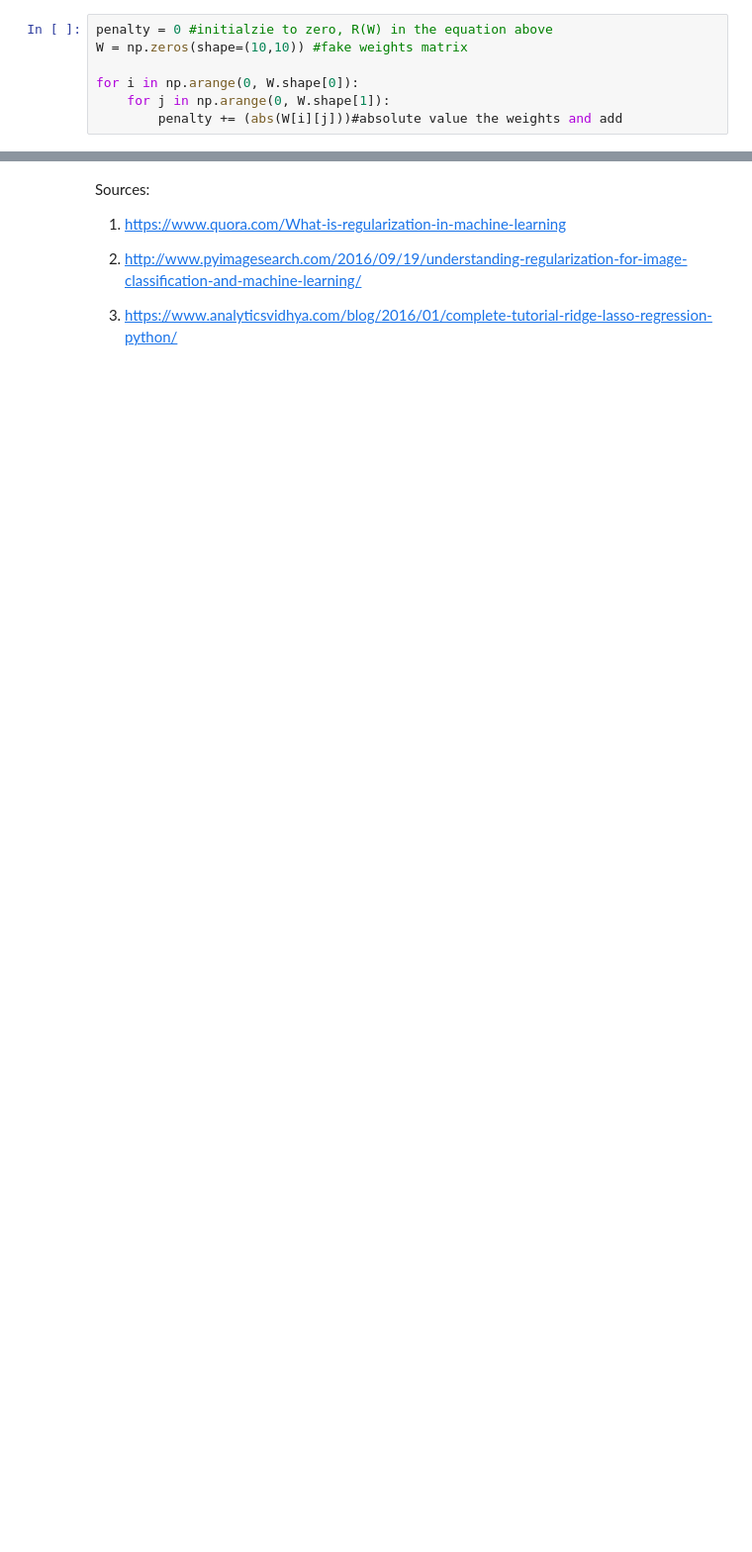
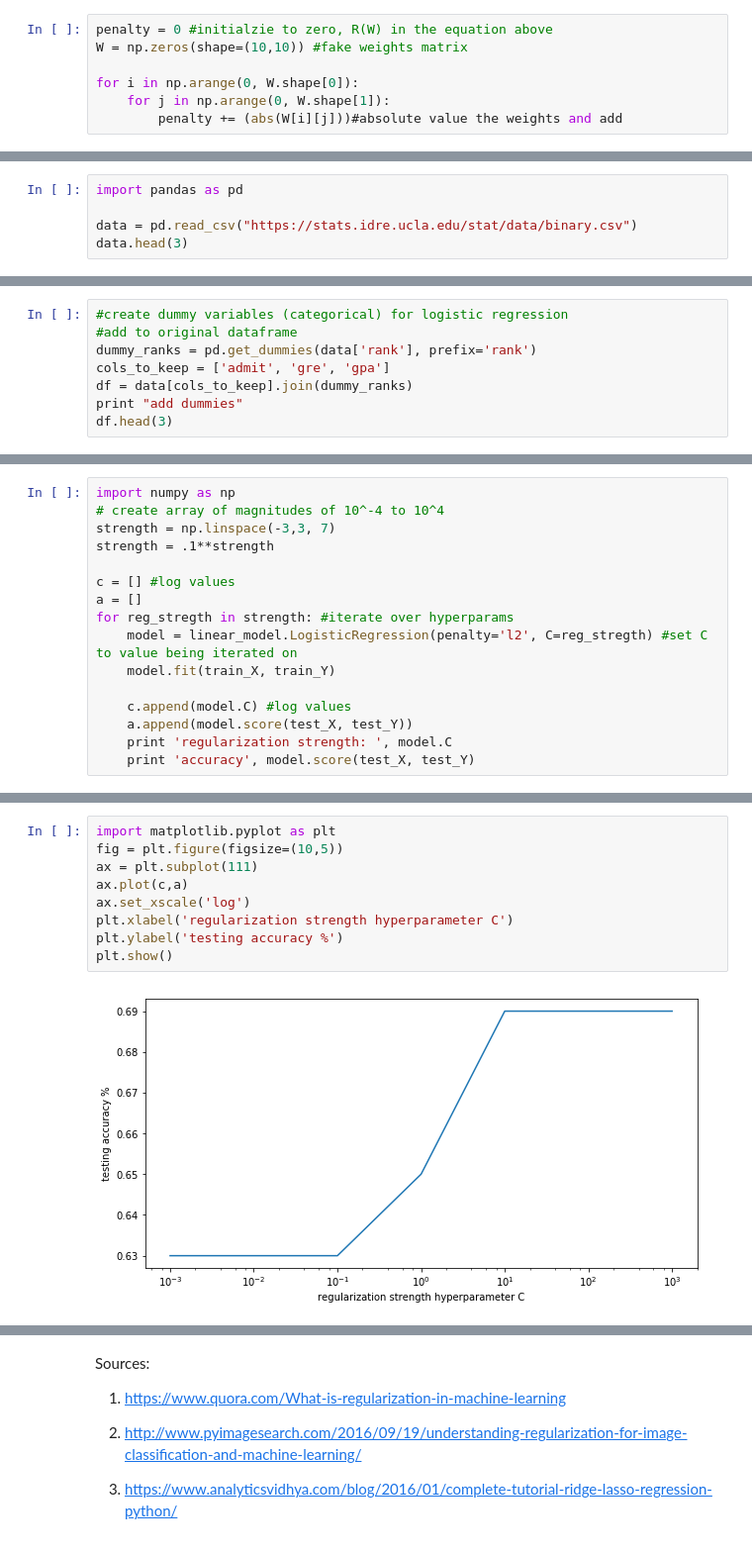
Before and after one commit to momonala/programming-notes, a Jupyter notebook: Regularization.ipynb, the cells around one changed output, grey strips where cells are left out. Shown at 99% size. Cells and saved outputs as stored; diff of their text form; blank space fills up the shorter version.

```diff
--- a/Regularization.ipynb
+++ b/Regularization.ipynb
@@ -132,0 +131,5 @@ In practice, regularization has the following work flow:
+# %%
+import pandas as pd
+
+data = pd.read_csv("https://stats.idre.ucla.edu/stat/data/binary.csv")
+data.head(3)
@@ -132,0 +141,8 @@ In practice, regularization has the following work flow:
+# %%
+#create dummy variables (categorical) for logistic regression
+#add to original dataframe
+dummy_ranks = pd.get_dummies(data['rank'], prefix='rank')
+cols_to_keep = ['admit', 'gre', 'gpa']
+df = data[cols_to_keep].join(dummy_ranks)
+print "add dummies"
+df.head(3)
@@ -132,0 +196,16 @@ In practice, regularization has the following work flow:
+# %%
+import numpy as np
+# create array of magnitudes of 10^-4 to 10^4
+strength = np.linspace(-3,3, 7)
+strength = .1**strength
+
+c = [] #log values
+a = []
+for reg_stregth in strength: #iterate over hyperparams
+    model = linear_model.LogisticRegression(penalty='l2', C=reg_stregth) #set C to value being iterated on
+    model.fit(train_X, train_Y)
+
+    c.append(model.C) #log values
+    a.append(model.score(test_X, test_Y))
+    print 'regularization strength: ', model.C
+    print 'accuracy', model.score(test_X, test_Y)
@@ -132,0 +231,11 @@ In practice, regularization has the following work flow:
+# %%
+import matplotlib.pyplot as plt
+fig = plt.figure(figsize=(10,5))
+ax = plt.subplot(111)
+ax.plot(c,a)
+ax.set_xscale('log')
+plt.xlabel('regularization strength hyperparameter C')
+plt.ylabel('testing accuracy %')
+plt.show()
+# %% [output]
+[figure, added]
```
Also changed, not shown: parts of 9 cells of this notebook.
